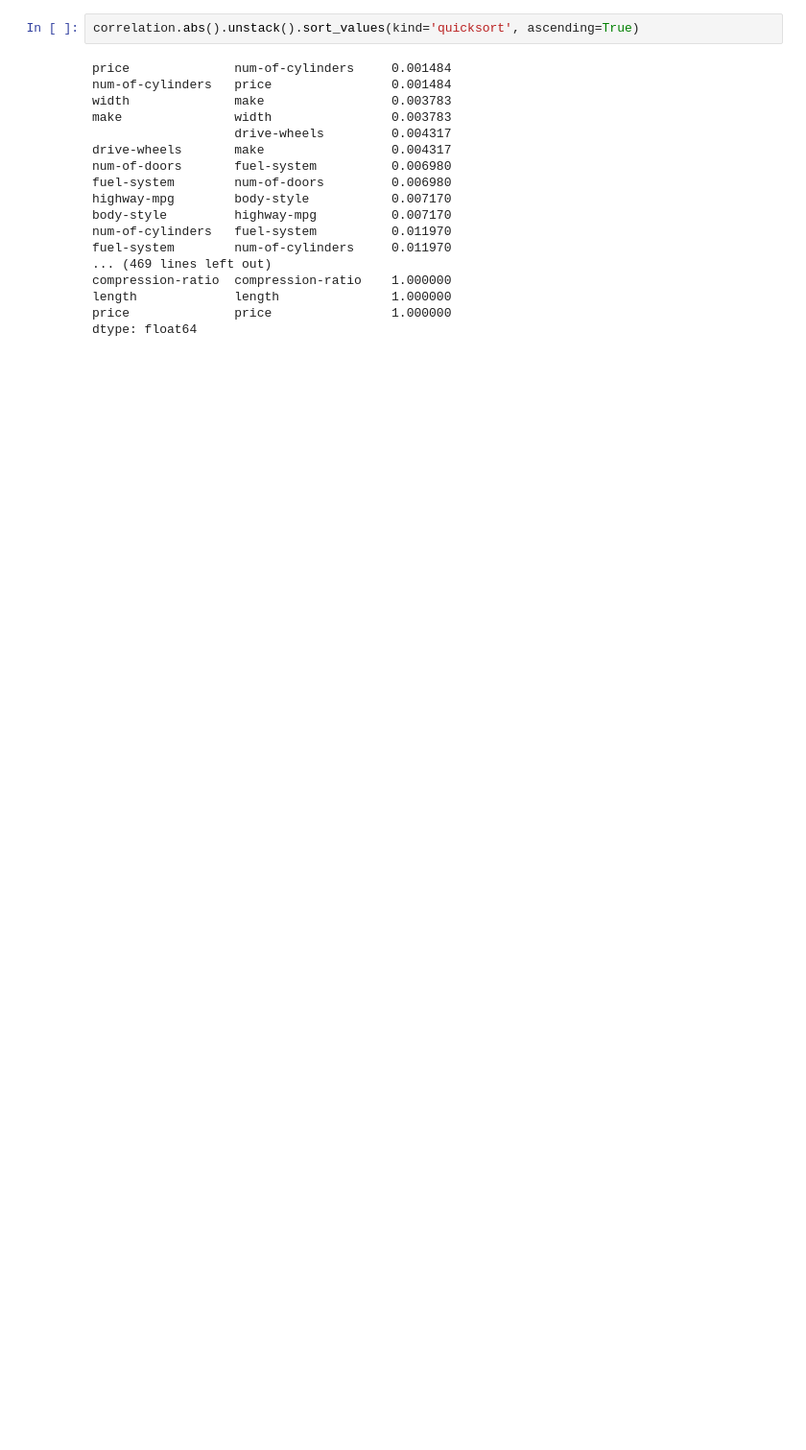
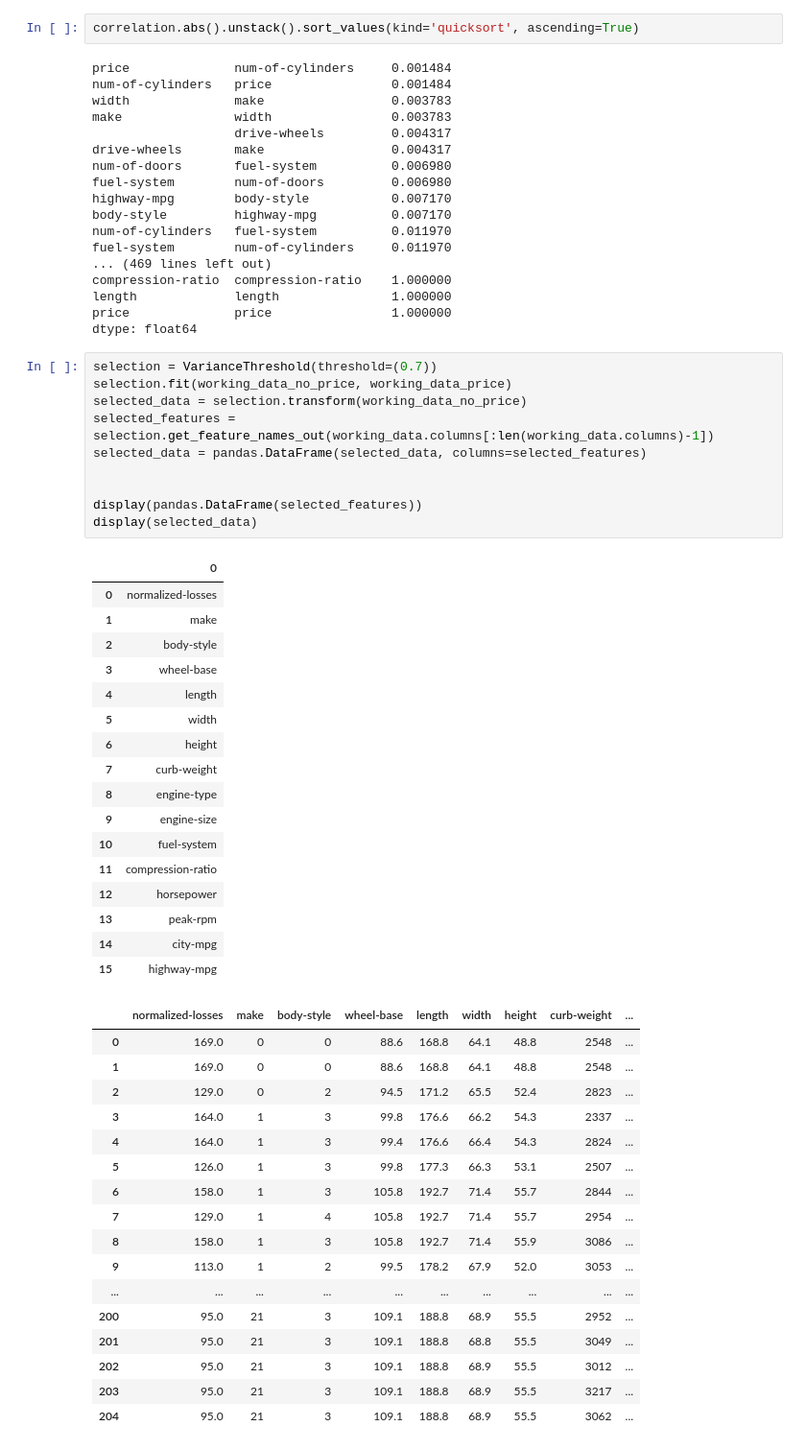
Before and after one commit to DmytroKhylko/data-science-labs-4course, a Jupyter notebook: lab3/lab3.ipynb, the cells around one changed output. Shown at 96% size. Saved outputs shown, nothing was run; the diff lists cells and outputs as text; blank space fills up the shorter version.

```diff
--- a/lab3/lab3.ipynb
+++ b/lab3/lab3.ipynb
@@ -551,3 +423,48 @@ compression-ratio  compression-ratio    1.000000
 length             length               1.000000
 price              price                1.000000
 dtype: float64
+# %%
+selection = VarianceThreshold(threshold=(0.7))
+selection.fit(working_data_no_price, working_data_price)
+selected_data = selection.transform(working_data_no_price)
+selected_features = selection.get_feature_names_out(working_data.columns[:len(working_data.columns)-1])
+selected_data = pandas.DataFrame(selected_data, columns=selected_features)
+
+
+display(pandas.DataFrame(selected_features))
+display(selected_data)
+# %% [output]
+|  | 0 |
+| 0 | normalized-losses |
+| 1 | make |
+| 2 | body-style |
+| 3 | wheel-base |
+| 4 | length |
+| 5 | width |
+| 6 | height |
+| 7 | curb-weight |
+| 8 | engine-type |
+| 9 | engine-size |
+| 10 | fuel-system |
+| 11 | compression-ratio |
+| 12 | horsepower |
+| 13 | peak-rpm |
+| 14 | city-mpg |
+| 15 | highway-mpg |
+|  | normalized-losses | make | body-style | wheel-base | length | width | height | curb-weight | ... |
+| 0 | 169.0 | 0 | 0 | 88.6 | 168.8 | 64.1 | 48.8 | 2548 | ... |
+| 1 | 169.0 | 0 | 0 | 88.6 | 168.8 | 64.1 | 48.8 | 2548 | ... |
+| 2 | 129.0 | 0 | 2 | 94.5 | 171.2 | 65.5 | 52.4 | 2823 | ... |
+| 3 | 164.0 | 1 | 3 | 99.8 | 176.6 | 66.2 | 54.3 | 2337 | ... |
+| 4 | 164.0 | 1 | 3 | 99.4 | 176.6 | 66.4 | 54.3 | 2824 | ... |
+| 5 | 126.0 | 1 | 3 | 99.8 | 177.3 | 66.3 | 53.1 | 2507 | ... |
+| 6 | 158.0 | 1 | 3 | 105.8 | 192.7 | 71.4 | 55.7 | 2844 | ... |
+| 7 | 129.0 | 1 | 4 | 105.8 | 192.7 | 71.4 | 55.7 | 2954 | ... |
+| 8 | 158.0 | 1 | 3 | 105.8 | 192.7 | 71.4 | 55.9 | 3086 | ... |
+| 9 | 113.0 | 1 | 2 | 99.5 | 178.2 | 67.9 | 52.0 | 3053 | ... |
+| ... | ... | ... | ... | ... | ... | ... | ... | ... | ... |
+| 200 | 95.0 | 21 | 3 | 109.1 | 188.8 | 68.9 | 55.5 | 2952 | ... |
+| 201 | 95.0 | 21 | 3 | 109.1 | 188.8 | 68.8 | 55.5 | 3049 | ... |
+| 202 | 95.0 | 21 | 3 | 109.1 | 188.8 | 68.9 | 55.5 | 3012 | ... |
+| 203 | 95.0 | 21 | 3 | 109.1 | 188.8 | 68.9 | 55.5 | 3217 | ... |
+| 204 | 95.0 | 21 | 3 | 109.1 | 188.8 | 68.9 | 55.5 | 3062 | ... |
```
Also changed, not shown: parts of 6 cells of this notebook, 1 other file.
